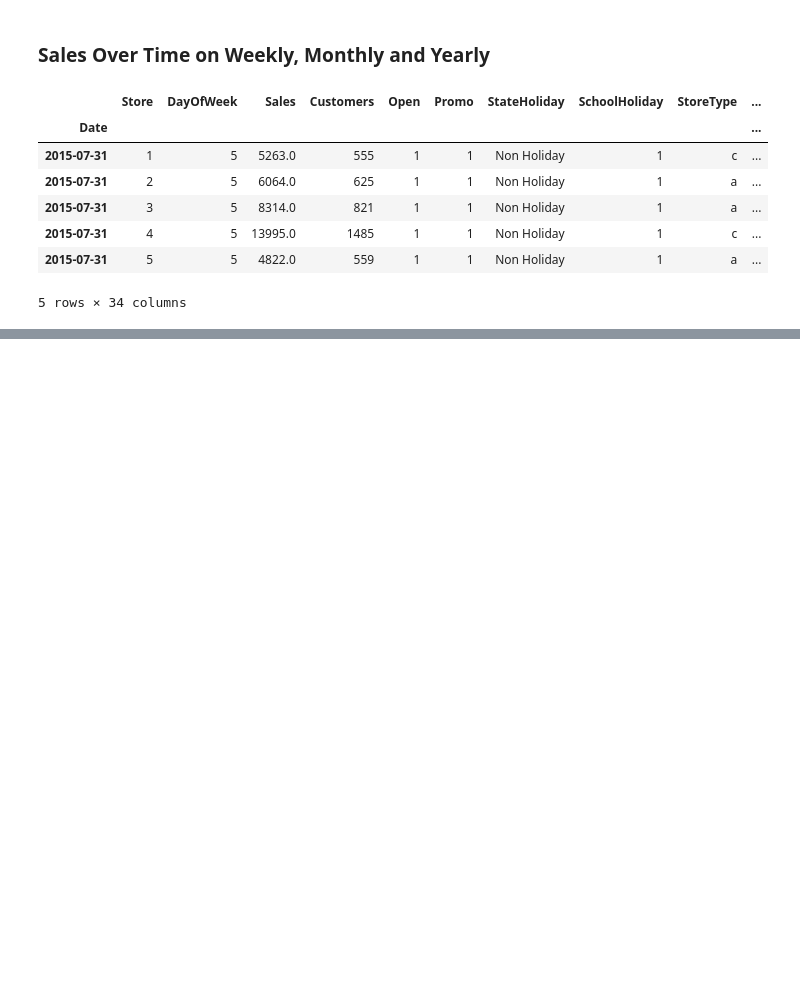
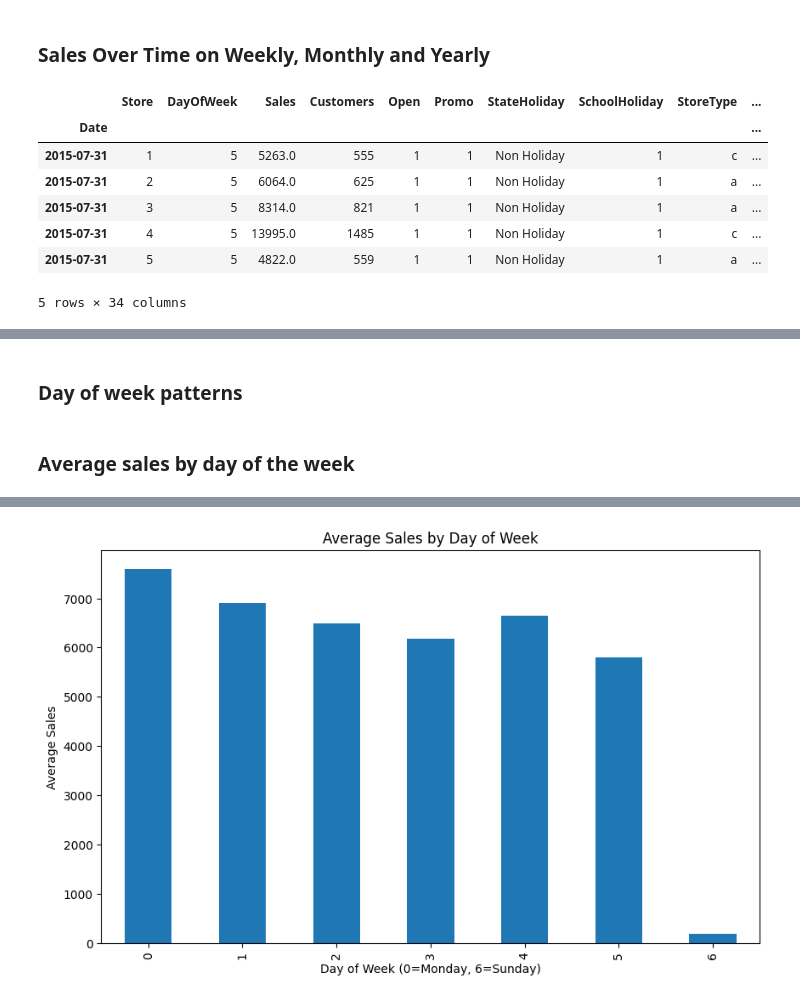
Before and after one commit to hanaDemma/Pharmaceuticals-finance-data-Analysis-week-4, a Jupyter notebook: notebooks/exploratory_analysis.ipynb, the cells around one changed output, grey strips where cells are left out. Cells and saved outputs as stored; diff of their text form; code cells hidden in the pictures; blank space fills up the shorter version.

```diff
--- a/notebooks/exploratory_analysis.ipynb
+++ b/notebooks/exploratory_analysis.ipynb
@@ -606,0 +616,8 @@ salesOverTime(merged_train_data_store)
+# %% [markdown]
+### Day of week patterns
+# %% [markdown]
+### Average sales by day of the week
+# %%
+from scripts.feature_engineering import averageSalesDayOfWeek
+averageSalesDayOfWeek(merged_train_data_store)
+# %% [output]
@@ -606,0 +626 @@ salesOverTime(merged_train_data_store)
+[figure, added]
```
Also changed, not shown: parts of 29 cells of this notebook, 2 other files.
